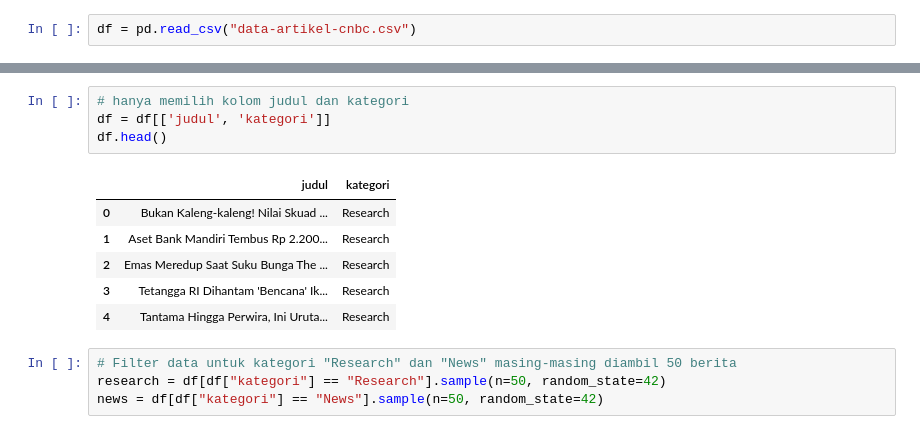
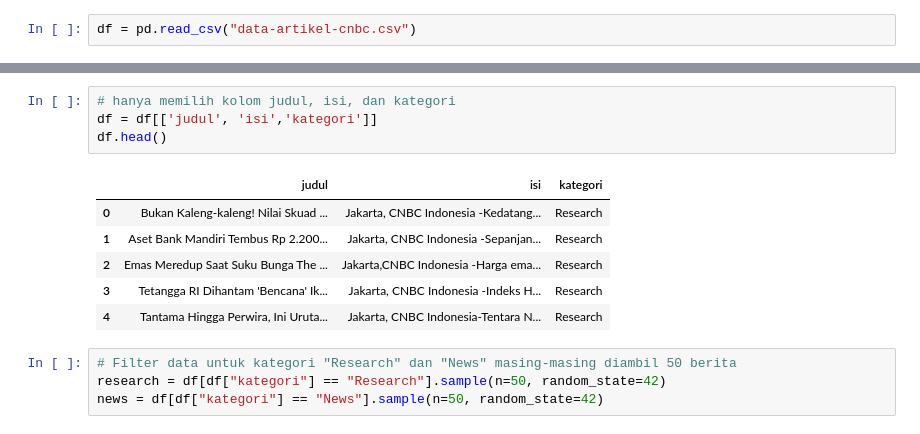
Before and after one commit to rrayhka/pencarian-penambangan-web, a Jupyter notebook: _sources/tugas-2-vsm.ipynb, the cells around one changed output, grey strips where cells are left out. Drawn from its saved outputs; the diff is of its cells as text.

```diff
--- a/_sources/tugas-2-vsm.ipynb
+++ b/_sources/tugas-2-vsm.ipynb
@@ -108,16 +107,16 @@ df.head()
 | 3 | Tetangga RI Dihantam 'Bencana' Ik... | 09 September 2024 15:55 | Jakarta, CNBC Indonesia -Indeks H... | https://www.cnbcindonesia.com/res... | Research |
 | 4 | Tantama Hingga Perwira, Ini Uruta... | 09 September 2024 14:35 | Jakarta, CNBC Indonesia-Tentara N... | https://www.cnbcindonesia.com/res... | Research |
 # %%
-# hanya memilih kolom judul dan kategori
-df = df[['judul', 'kategori']]
+# hanya memilih kolom judul, isi, dan kategori
+df = df[['judul', 'isi','kategori']]
 df.head()
 # %% [output]
-|  | judul | kategori |
-| 0 | Bukan Kaleng-kaleng! Nilai Skuad ... | Research |
-| 1 | Aset Bank Mandiri Tembus Rp 2.200... | Research |
-| 2 | Emas Meredup Saat Suku Bunga The ... | Research |
-| 3 | Tetangga RI Dihantam 'Bencana' Ik... | Research |
-| 4 | Tantama Hingga Perwira, Ini Uruta... | Research |
+|  | judul | isi | kategori |
+| 0 | Bukan Kaleng-kaleng! Nilai Skuad ... | Jakarta, CNBC Indonesia -Kedatang... | Research |
+| 1 | Aset Bank Mandiri Tembus Rp 2.200... | Jakarta, CNBC Indonesia -Sepanjan... | Research |
+| 2 | Emas Meredup Saat Suku Bunga The ... | Jakarta,CNBC Indonesia -Harga ema... | Research |
+| 3 | Tetangga RI Dihantam 'Bencana' Ik... | Jakarta, CNBC Indonesia -Indeks H... | Research |
+| 4 | Tantama Hingga Perwira, Ini Uruta... | Jakarta, CNBC Indonesia-Tentara N... | Research |
 # %%
 # Filter data untuk kategori "Research" dan "News" masing-masing diambil 50 berita
 research = df[df["kategori"] == "Research"].sample(n=50, random_state=42)
```
Also changed, not shown: parts of 7 cells of this notebook, 4 other files.
